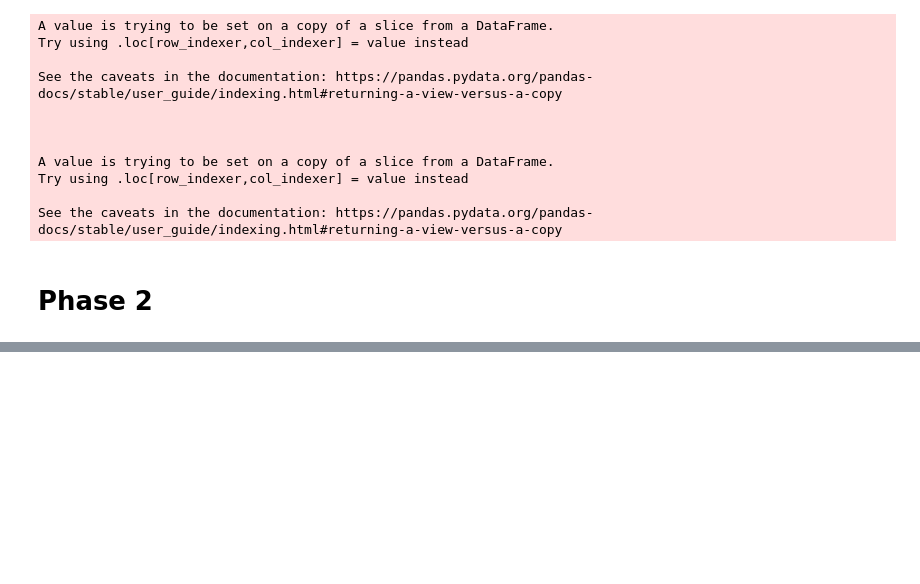
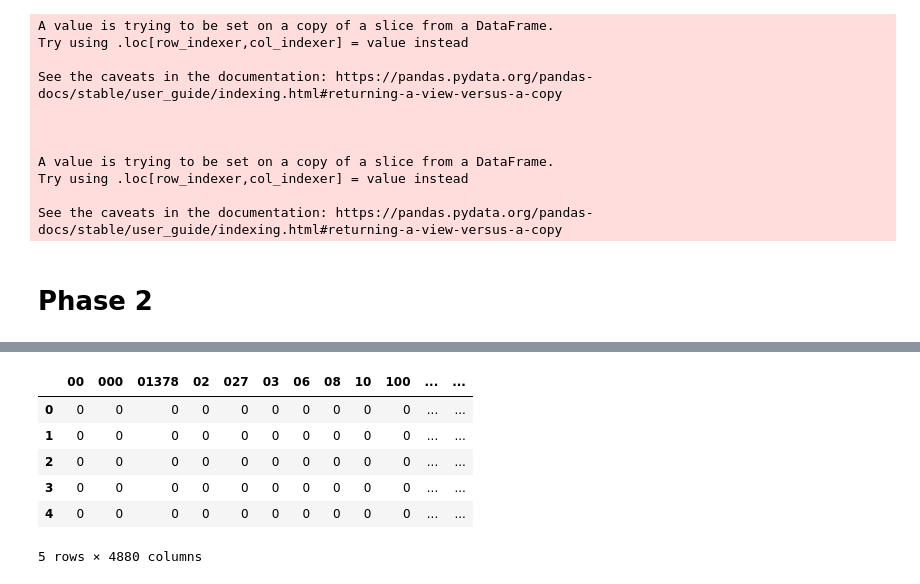
Before and after one commit to leo66ho/DM2025-Lab1-Exercise, a Jupyter notebook: DM2025-Lab1-Homework.ipynb, the cells around one changed output, grey strips where cells are left out. Saved outputs shown, nothing was run; the diff lists cells and outputs as text; code cells hidden in the pictures; blank space fills up the shorter version.

```diff
--- a/DM2025-Lab1-Homework.ipynb
+++ b/DM2025-Lab1-Homework.ipynb
@@ -232,0 +494,32 @@ fig.show()
+# %%
+# Convert 'text' column into term-document matrix using CountVectorizer
+count_vect = CountVectorizer()
+reddit_tdm = count_vect.fit_transform(reddit_dataset['text'])  # X['text'] contains your text data
+terms = count_vect.get_feature_names_out()  # Original terms in the vocabulary
+
+# Tokenize the sentences into sets of unique words
+reddit_dataset['tokenized_text'] = reddit_dataset['text'].str.split().apply(set)
+
+# Initialize the pattern matrix
+pattern_matrix = pd.DataFrame(0, index=reddit_dataset.index, columns=final_pattern_df['Patterns'])
+
+# Iterate over each pattern and check if all words in the pattern are present in the tokenized sentence
+for pattern in final_pattern_df['Patterns']:
+    pattern_words = set(pattern.split())  # Tokenize pattern into words
+    pattern_matrix[pattern] = reddit_dataset['tokenized_text'].apply(lambda x: 1 if pattern_words.issubset(x) else 0)
+
+# Convert the term-document matrix to a DataFrame for easy merging
+tdm_df = pd.DataFrame(reddit_tdm.toarray(), columns=terms, index=reddit_dataset.index)
+
+# Concatenate the original TDM and the pattern matrix to augment the features
+augmented_df = pd.concat([tdm_df, pattern_matrix], axis=1)
+
+augmented_df[:5]
+# %% [output]
+|  | 00 | 000 | 01378 | 02 | 027 | 03 | 06 | 08 | 10 | 100 | ... | ... |
+| 0 | 0 | 0 | 0 | 0 | 0 | 0 | 0 | 0 | 0 | 0 | ... | ... |
+| 1 | 0 | 0 | 0 | 0 | 0 | 0 | 0 | 0 | 0 | 0 | ... | ... |
+| 2 | 0 | 0 | 0 | 0 | 0 | 0 | 0 | 0 | 0 | 0 | ... | ... |
+| 3 | 0 | 0 | 0 | 0 | 0 | 0 | 0 | 0 | 0 | 0 | ... | ... |
+| 4 | 0 | 0 | 0 | 0 | 0 | 0 | 0 | 0 | 0 | 0 | ... | ... |
+5 rows × 4880 columns
```
Also changed, not shown: parts of 25 cells of this notebook, 1 other file.
